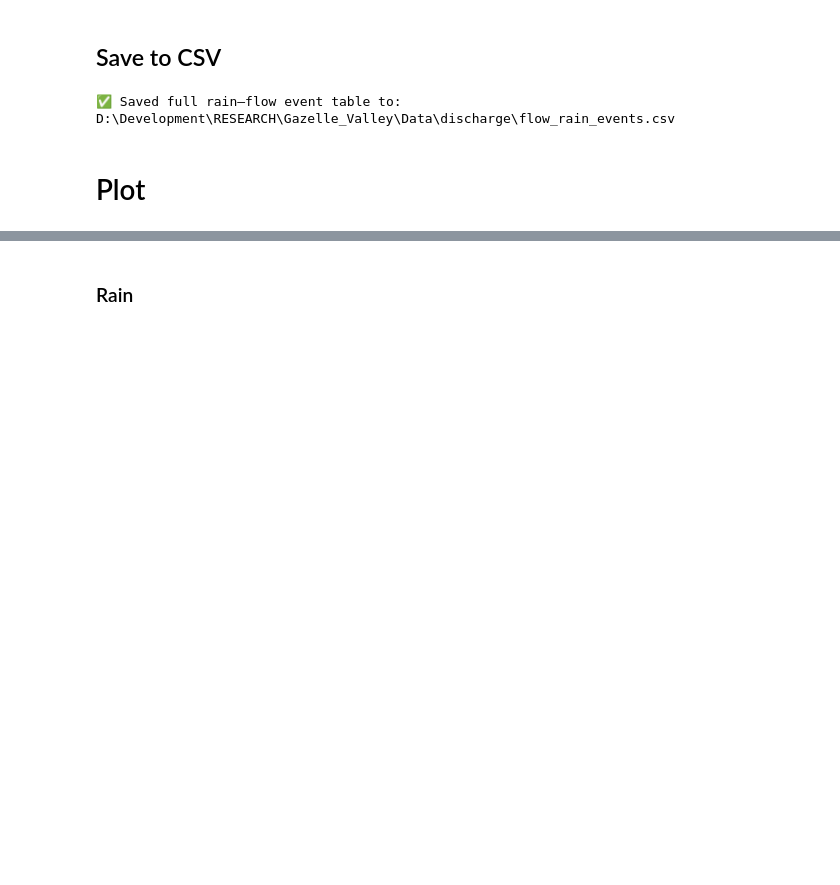
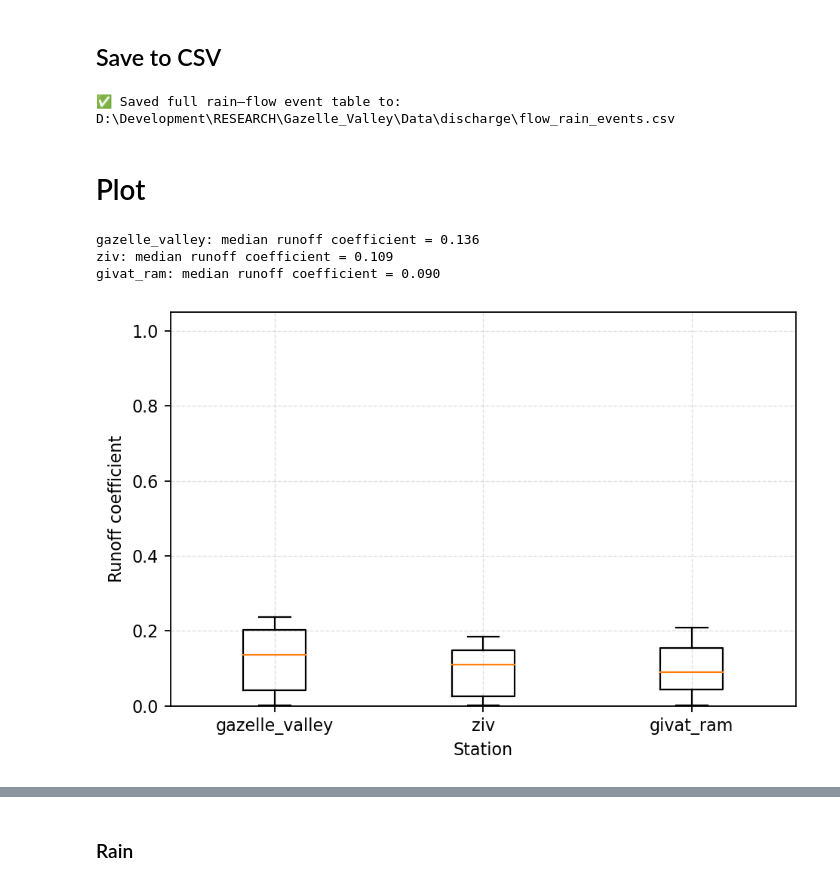
Before and after one commit to raznuss/Gazelle_Valley, a Jupyter notebook: 03_match_rain_to_flow_events.ipynb, the cells around one changed output, grey strips where cells are left out. Cells and saved outputs as stored; diff of their text form; code cells hidden in the pictures; blank space fills up the shorter version.

Commit message:
rain event 13_11_2025_16_11_2025

```diff
--- a/03_match_rain_to_flow_events.ipynb
+++ b/03_match_rain_to_flow_events.ipynb
@@ -24,15 +24,19 @@ import matplotlib.pyplot as plt
 # Data load and parameter set
 # %%
 # === PARAMETERS ===
-RAIN_ACCUM_HOURS = 24
+# RAIN_ACCUM_HOURS = 24
+# RAIN_THRESHOLD_MM = 0.1
+# STEP_HOURS = 12
+
+RAIN_ACCUM_HOURS = 6
 RAIN_THRESHOLD_MM = 0.1
-STEP_HOURS = 12
+STEP_HOURS = 24
 MAX_STEPS = 100
 TOTAL_RAIN_THRESHOLD_MM = 1
 # === File paths ===
 gv_path = r"D:\Development\RESEARCH\Gazelle_Valley\Data\Precipiteion_Data\gazelle_valley\20230921_20241117_processed.csv"
 ziv_path = r"D:\Development\RESEARCH\Gazelle_Valley\Data\Precipiteion_Data\ziv\20230921_20241117_processed.csv"
-ram_path = r"D:\Development\RESEARCH\Gazelle_Valley\Data\Precipiteion_Data\givat_ram\20230901_20250410_processed.csv"
+ram_path = r"D:\Development\RESEARCH\Gazelle_Valley\Data\Precipiteion_Data\givat_ram\20231030_20250410_processed.csv"
 
 # === Load rain data ===
 gv_rain = pd.read_csv(gv_path, parse_dates=['date_time'])
@@ -167,6 +203,7 @@ def filter_events_by_total_rain(df, threshold_mm, station_names=None):
 # %% [markdown]
 # Main
 # %%
+area_km2 = 1.1
 
 # === Determine rain event start and end for each flow event ===
 rain_start_list, rain_end_list = [], []
@@ -205,7 +242,5 @@ for rain_df, name in zip(rain_stations, station_names):
 raw_rainflow_events_df = pd.DataFrame(multi_df)
 raw_rainflow_events_df.columns = pd.MultiIndex.from_tuples(raw_rainflow_events_df.columns)
 
-# Set event idx by hydrological seasone
-raw_rainflow_events_df['season_index'] = assign_event_id(flow_events)
-raw_rainflow_events_df.set_index('season_index', inplace=True)
-raw_rainflow_events_df
+# Add per station runoff coefficients (area = 2 km^2)
+raw_rainflow_events_df = calculate_runoff_coefficients(raw_rainflow_events_df, station_names, area_km2=area_km2)
@@ -247,3 +345,34 @@ print(f"✅ Saved full rain–flow event table to:\n{output_csv_path}")
 D:\Development\RESEARCH\Gazelle_Valley\Data\discharge\flow_rain_events.csv
 # %% [markdown]
 # Plot
+# %%
+import numpy as np
+
+_stations = [s for s in station_names if (s, 'runoff_co') in rainflow_events_df.columns]
+_data = [pd.to_numeric(rainflow_events_df[(s, 'runoff_co')], errors='coerce').dropna().values
+         for s in _stations]
+
+# Print medians
+for s, d in zip(_stations, _data):
+    if len(d) > 0:
+        print(f"{s}: median runoff coefficient = {np.median(d):.3f}")
+#         print(f"{s}: mean runoff coefficient = {np.mean(d):.3f}")
+#         print(f"{s}: max runoff coefficient = {np.max(d):.3f}")
+#         print(f"{s}: min runoff coefficient = {np.min(d):.3f}")
+    else:
+        print(f"{s}: no data")
+
+# Plot
+fig, ax = plt.subplots(figsize=(6, 4), dpi=160)
+ax.boxplot(_data, labels=_stations, showfliers=True)
+ax.set_ylabel('Runoff coefficient')
+ax.set_xlabel('Station')
+ax.set_ylim(0, 1.05)
+ax.grid(True, linestyle='--', alpha=0.4, linewidth=0.6)
+plt.tight_layout()
+plt.show()
+# %% [output]
+gazelle_valley: median runoff coefficient = 0.136
+ziv: median runoff coefficient = 0.109
+givat_ram: median runoff coefficient = 0.090
+[figure, added]
```
Also changed, not shown: parts of 18 cells of this notebook, 2 other files.
